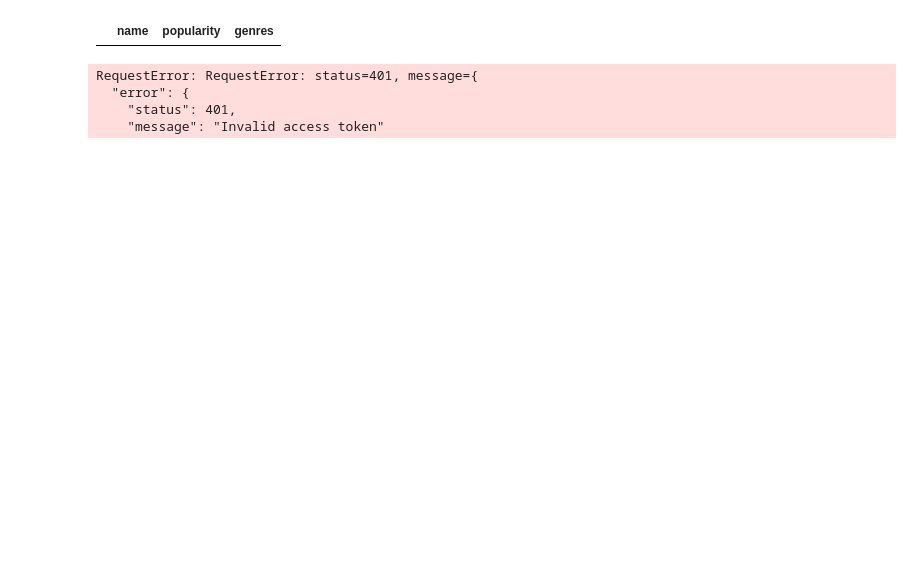
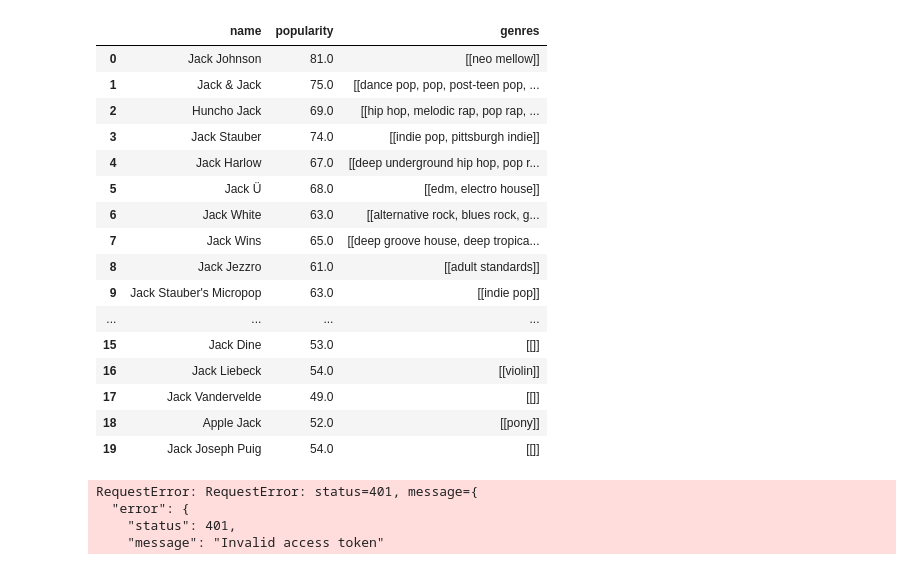
Before and after one commit to sfu-db/dataprep, a Jupyter notebook: dataprep/data_connector/demo.ipynb, the cells around one changed output. Drawn from its saved outputs; the diff is of its cells as text; code cells hidden in the pictures; blank space fills up the shorter version.

Commit message:
WIP: fixed spotify artist

```diff
--- a/dataprep/data_connector/demo.ipynb
+++ b/dataprep/data_connector/demo.ipynb
@@ -31,7 +32,24 @@ df
 # %%
-dc = Connector("file://../config_files/spotify", auth_params={"token":"BQDcmurGDG0hhjPsTaW-uMOlboOmT1S---VrnXIPKc0_lulIr94So6kH1tvoMThShFqVsK0ZlrQcrTcRcvtTlgaufV6IqpbWPiLKTFIT9QdstmcYXta7bXKDImA52dTHpzqLjEGFhDxszTqvsmcy0xpEvIZXPdKCVXI"})
+# Spotify example: (note the token needs update every hour)
+dc = Connector("file://config_files/spotify", auth_params={"token":"BQAwqSY_nRa-vUUF_himyfUIZ0o4nvWnYvZBYyi4iIwfaP1b5zvJtWRpgk6vrbTmMpPSX9T8deeko7YQ5Or2dEGGs-aytwQ7ORJcEbD4UTBhA9QTexMp6imaKSdegxJ11IhecUdWTb48toD0d0MxyGhYL7RvxuQn1Ls"})
 df = dc.query("artist", q="jack")
 df
 # %% [output]
 |  | name | popularity | genres |
+| 0 | Jack Johnson | 81.0 | [[neo mellow]] |
+| 1 | Jack & Jack | 75.0 | [[dance pop, pop, post-teen pop, ... |
+| 2 | Huncho Jack | 69.0 | [[hip hop, melodic rap, pop rap, ... |
+| 3 | Jack Stauber | 74.0 | [[indie pop, pittsburgh indie]] |
+| 4 | Jack Harlow | 67.0 | [[deep underground hip hop, pop r... |
+| 5 | Jack Ü | 68.0 | [[edm, electro house]] |
+| 6 | Jack White | 63.0 | [[alternative rock, blues rock, g... |
+| 7 | Jack Wins | 65.0 | [[deep groove house, deep tropica... |
+| 8 | Jack Jezzro | 61.0 | [[adult standards]] |
+| 9 | Jack Stauber's Micropop | 63.0 | [[indie pop]] |
+| ... | ... | ... | ... |
+| 15 | Jack Dine | 53.0 | [[]] |
+| 16 | Jack Liebeck | 54.0 | [[violin]] |
+| 17 | Jack Vandervelde | 49.0 | [[]] |
+| 18 | Apple Jack | 52.0 | [[pony]] |
+| 19 | Jack Joseph Puig | 54.0 | [[]] |
 # %%
```
Also changed, not shown: parts of 4 cells of this notebook, 1 other file.
